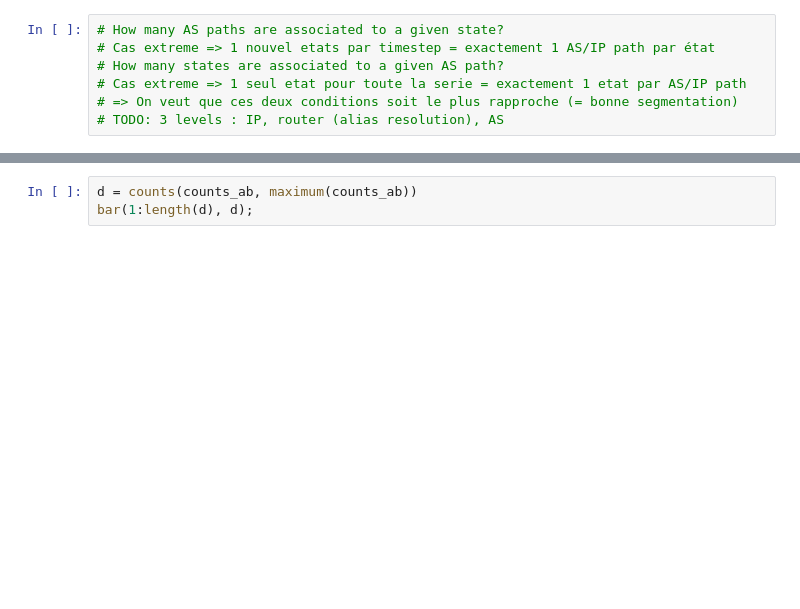
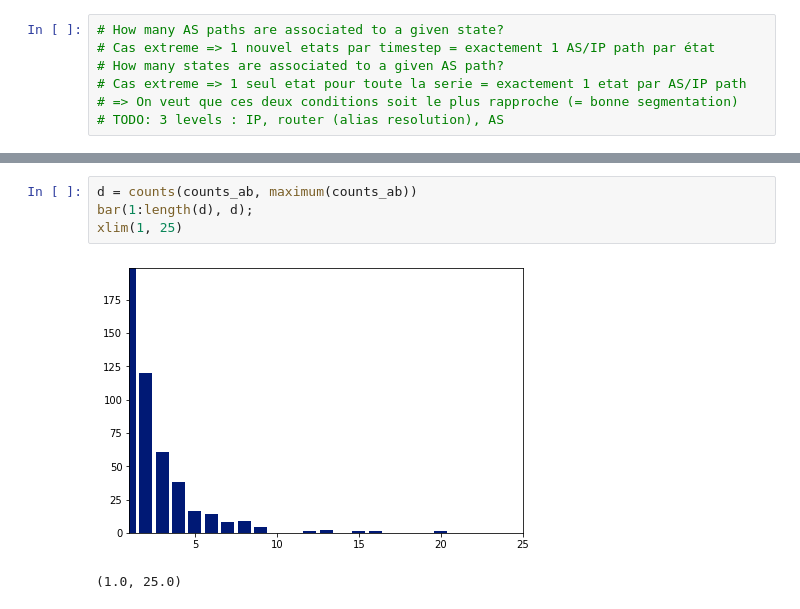
Before and after one commit to SmartMonitoringSchemes/LargeScaleAnalysis, a Jupyter notebook: notebooks/Atlas Stats.ipynb, the cells around one changed output, grey strips where cells are left out. Cells and saved outputs as stored; diff of their text form; blank space fills up the shorter version.

```diff
--- a/notebooks/Atlas Stats.ipynb
+++ b/notebooks/Atlas Stats.ipynb
@@ -133,6 +144,10 @@ end
 # %%
 d = counts(counts_ab, maximum(counts_ab))
 bar(1:length(d), d);
+xlim(1, 25)
+# %% [output]
+[figure, added]
+(1.0, 25.0)
 # %%
 d = counts(counts_ba, maximum(counts_ba))
 bar(1:length(d), d);
```
Also changed, not shown: parts of 16 cells of this notebook, 2 other files.
